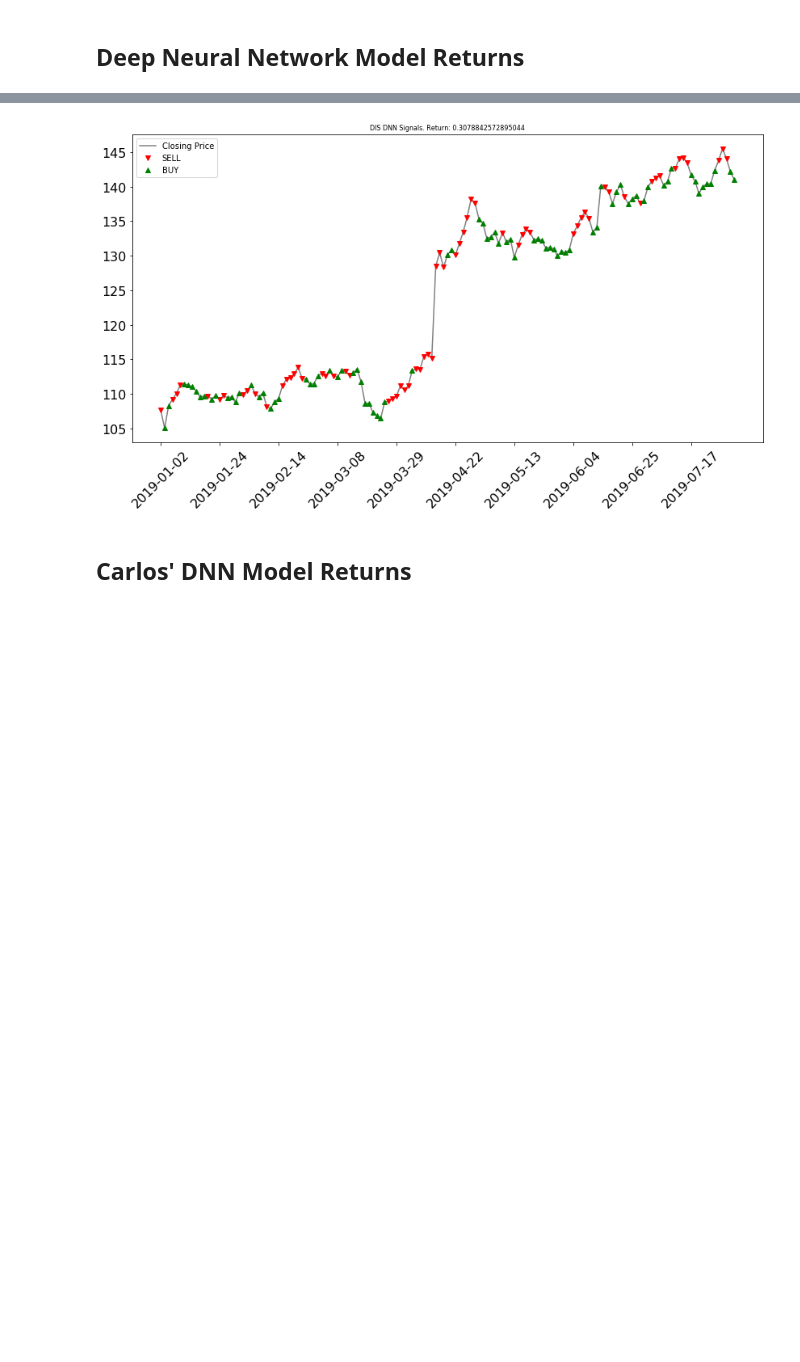
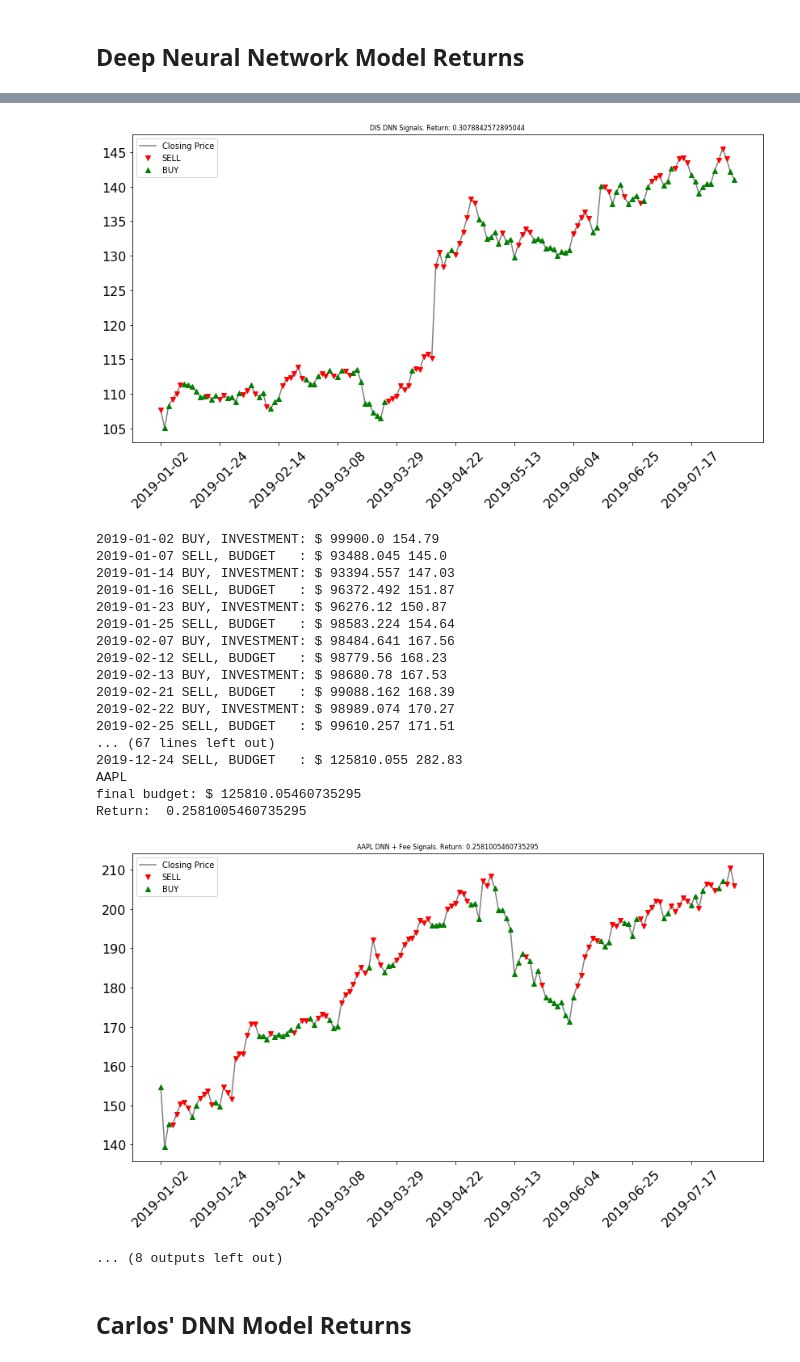
Before and after one commit to cs582/Fintech-SRS, a Jupyter notebook: Simulations and Comparisons.ipynb, the cells around one changed output, grey strips where cells are left out. Saved outputs shown, nothing was run; the diff lists cells and outputs as text; code cells hidden in the pictures; blank space fills up the shorter version.

```diff
--- a/Simulations and Comparisons.ipynb
+++ b/Simulations and Comparisons.ipynb
@@ -199,33 +224,56 @@ for NAME, X, PRICES in input_data:
     y_hat = y_hat.numpy()
     dates = PRICES.index
     signalsDNN = pd.DataFrame({"Signal":y_hat, "Price":PRICES}, index = dates)
     output_data.append((NAME, signalsDNN))
 
 #RETURNS = []
 for NAME, signal in output_data:
     RETURN = test_case(NAME, signal)
     plot_trading(NAME, "DNN", signal, RETURN)
+
+for NAME, signal in output_data:
+    RETURN = test_case_fee(NAME, signal)
+    plot_trading(NAME, "DNN + Fee", signal, RETURN)
 # %% [output]
 AAPL
 final budget: $ 136293.86042209459
 Return:  0.3629386042209459
 [figure]
 NKE
 final budget: $ 118188.33837272355
 Return:  0.18188338372723556
 [figure]
 PFE
 final budget: $ 87352.79122052499
 Return:  -0.12647208779475017
 [figure]
 KO
 final budget: $ 119348.1907649197
 Return:  0.19348190764919693
 [figure]
 DIS
 final budget: $ 130788.42572895045
 Return:  0.3078842572895044
 [figure]
+2019-01-02 BUY, INVESTMENT: $ 99900.0 154.79
+2019-01-07 SELL, BUDGET   : $ 93488.045 145.0
+2019-01-14 BUY, INVESTMENT: $ 93394.557 147.03
+2019-01-16 SELL, BUDGET   : $ 96372.492 151.87
+2019-01-23 BUY, INVESTMENT: $ 96276.12 150.87
+2019-01-25 SELL, BUDGET   : $ 98583.224 154.64
+2019-02-07 BUY, INVESTMENT: $ 98484.641 167.56
+2019-02-12 SELL, BUDGET   : $ 98779.56 168.23
+2019-02-13 BUY, INVESTMENT: $ 98680.78 167.53
+2019-02-21 SELL, BUDGET   : $ 99088.162 168.39
+2019-02-22 BUY, INVESTMENT: $ 98989.074 170.27
+2019-02-25 SELL, BUDGET   : $ 99610.257 171.51
+... (67 lines left out)
+2019-12-24 SELL, BUDGET   : $ 125810.055 282.83
+AAPL
+final budget: $ 125810.05460735295
+Return:  0.2581005460735295
+[figure, added]
+... (8 outputs left out)
 # %% [markdown]
 ## Carlos' DNN Model Returns
 # %%
```
Also changed, not shown: parts of 4 cells of this notebook.
